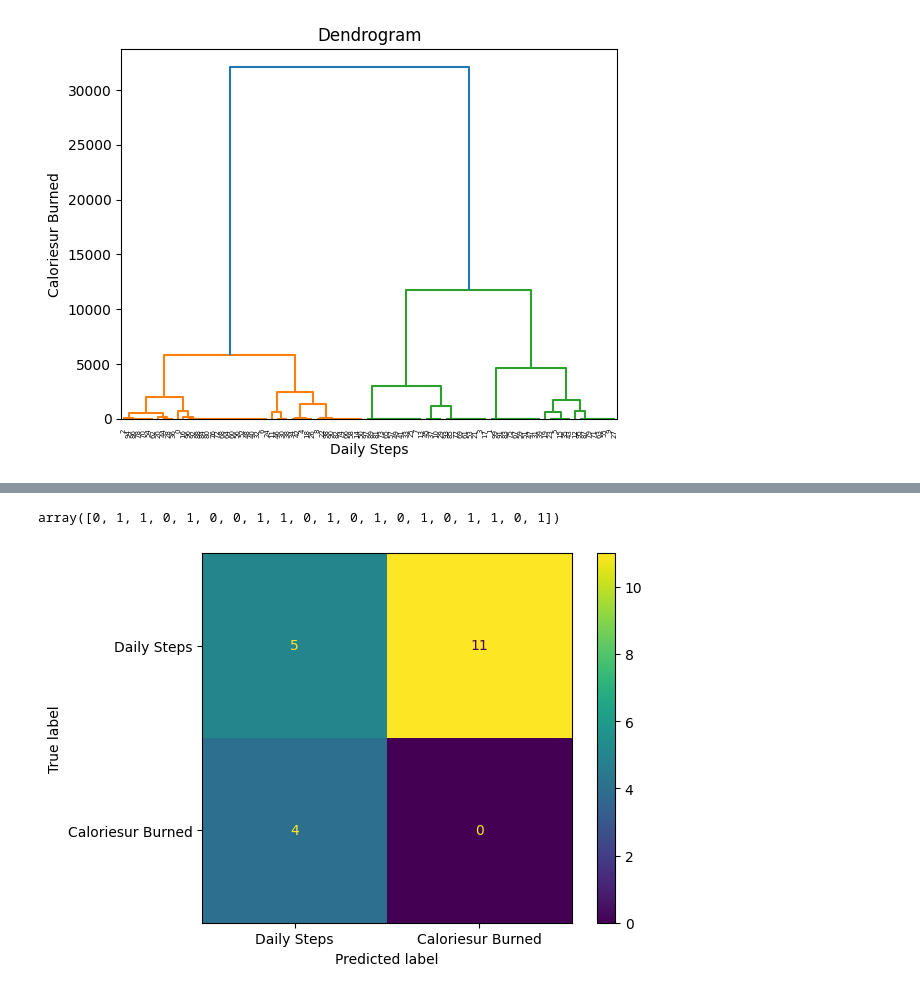
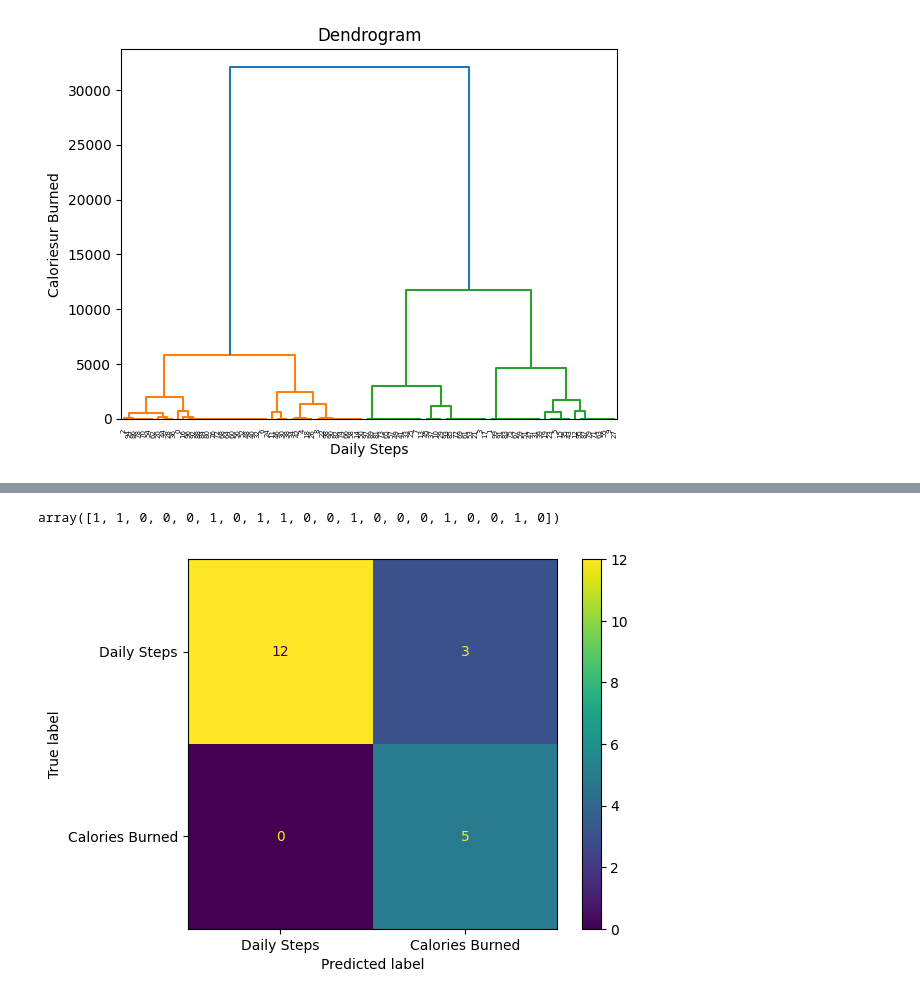
Before and after one commit to Kazureee/Machine-Learning-Lesson, a Jupyter notebook: 3_CLUSTERING_FINALS.ipynb, the cells around one changed output, grey strips where cells are left out. Cells and saved outputs as stored; diff of their text form; code cells hidden in the pictures.

```diff
--- a/3_CLUSTERING_FINALS.ipynb
+++ b/3_CLUSTERING_FINALS.ipynb
@@ -169,17 +169,21 @@ array([1, 0, 0, 0, 0, 0, 1, 0, 1, 0, 1, 0, 0, 0, 1, 0, 0, 1, 1, 0, 0, 1,
 # %%
 #Testing
+import numpy as np
 y_hc_predicted = hc.fit_predict(x_test)
-y_hc_predicted
+
+label_mapping = {0: 1, 1: 0}
+y_hc_predicted_flipped = np.vectorize(label_mapping.get)(y_hc_predicted)
+y_hc_predicted_flipped
 # %% [output]
-array([0, 1, 1, 0, 1, 0, 0, 1, 1, 0, 1, 0, 1, 0, 1, 0, 1, 1, 0, 1])
+array([1, 1, 0, 0, 0, 1, 0, 1, 1, 0, 0, 1, 0, 0, 0, 1, 0, 0, 1, 0])
 # %%
 #Confusion Matrix (DBSCAN) (Evalution)
 from sklearn.metrics import confusion_matrix, ConfusionMatrixDisplay
-cm = confusion_matrix(y_test, y_hc_predicted)
+cm = confusion_matrix(y_test, y_hc_predicted_flipped)
 cm
 
-cm_display = ConfusionMatrixDisplay(cm, display_labels=['Daily Steps', 'Caloriesur Burned'])
+cm_display = ConfusionMatrixDisplay(cm, display_labels=['Daily Steps', 'Calories Burned'])
 cm_display.plot()
 plt.show()
 # %% [output]
-[figure, old version]
+[figure, new version]
```
Also changed, not shown: parts of 7 cells of this notebook.
